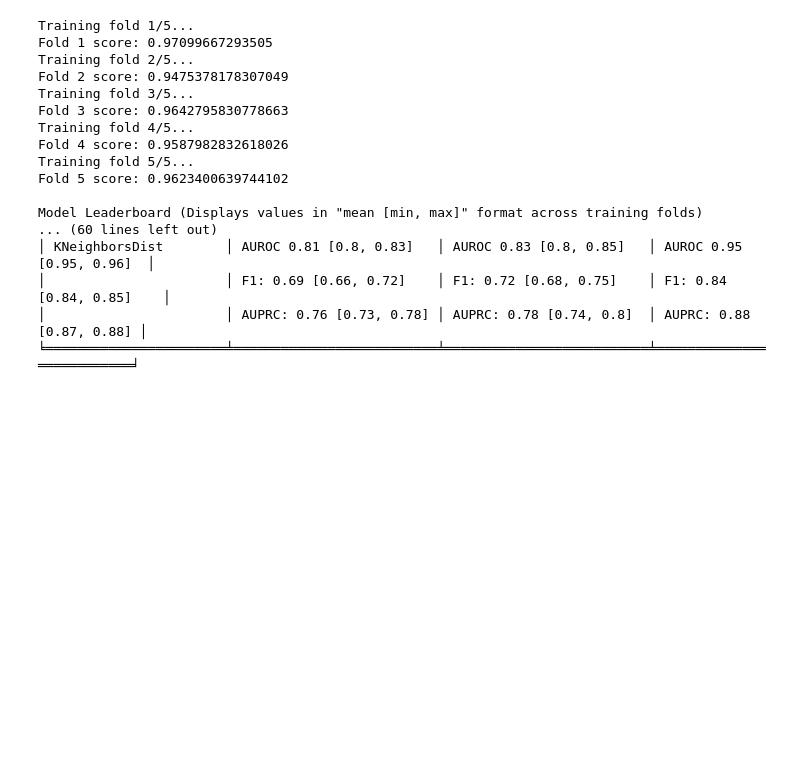
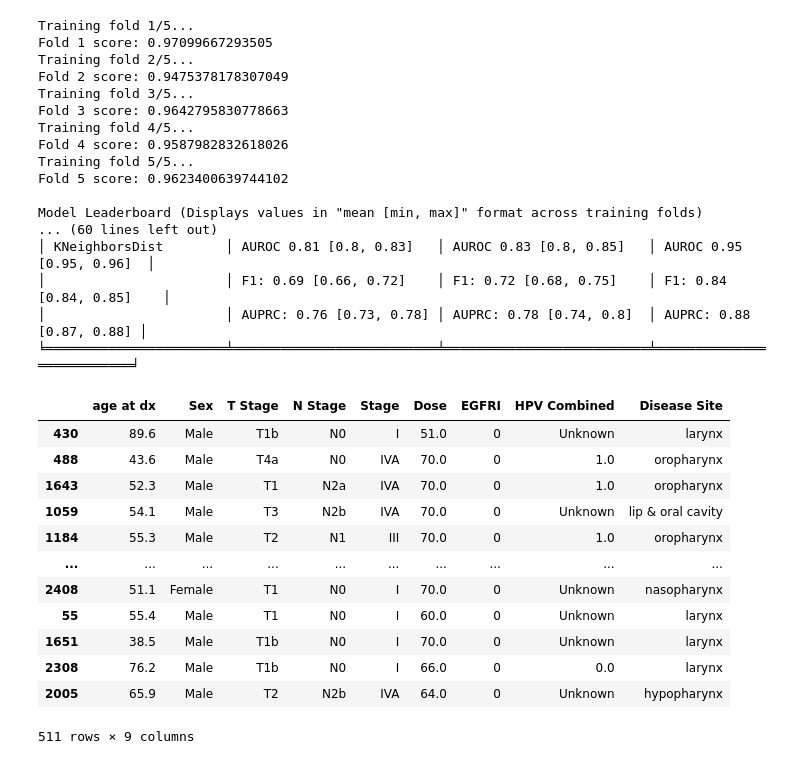
Before and after one commit to pmcdi/jarvais, a Jupyter notebook: docs/tutorials/classification.ipynb, the cells around one changed output. Cells and saved outputs as stored; diff of their text form; code cells hidden in the pictures; blank space fills up the shorter version.

```diff
--- a/docs/tutorials/classification.ipynb
+++ b/docs/tutorials/classification.ipynb
@@ -129,6 +129,22 @@ Model Leaderboard (Displays values in "mean [min, max]" format across training f
 │                       │ F1: 0.69 [0.66, 0.72]    │ F1: 0.72 [0.68, 0.75]    │ F1: 0.84 [0.84, 0.85]    │
 │                       │ AUPRC: 0.76 [0.73, 0.78] │ AUPRC: 0.78 [0.74, 0.8]  │ AUPRC: 0.88 [0.87, 0.88] │
 ╘═══════════════════════╧══════════════════════════╧══════════════════════════╧══════════════════════════╛
+# %%
+trainer.X_test
+# %% [output]
+|  | age at dx | Sex | T Stage | N Stage | Stage | Dose | EGFRI | HPV Combined | Disease Site |
+| 430 | 89.6 | Male | T1b | N0 | I | 51.0 | 0 | Unknown | larynx |
+| 488 | 43.6 | Male | T4a | N0 | IVA | 70.0 | 0 | 1.0 | oropharynx |
+| 1643 | 52.3 | Male | T1 | N2a | IVA | 70.0 | 0 | 1.0 | oropharynx |
+| 1059 | 54.1 | Male | T3 | N2b | IVA | 70.0 | 0 | Unknown | lip & oral cavity |
+| 1184 | 55.3 | Male | T2 | N1 | III | 70.0 | 0 | 1.0 | oropharynx |
+| ... | ... | ... | ... | ... | ... | ... | ... | ... | ... |
+| 2408 | 51.1 | Female | T1 | N0 | I | 70.0 | 0 | Unknown | nasopharynx |
+| 55 | 55.4 | Male | T1 | N0 | I | 60.0 | 0 | Unknown | larynx |
+| 1651 | 38.5 | Male | T1b | N0 | I | 70.0 | 0 | Unknown | larynx |
+| 2308 | 76.2 | Male | T1b | N0 | I | 66.0 | 0 | 0.0 | larynx |
+| 2005 | 65.9 | Male | T2 | N2b | IVA | 64.0 | 0 | Unknown | hypopharynx |
+511 rows × 9 columns
 # %%
 from jarvais.explainer import Explainer
 
```
Also changed, not shown: parts of 4 cells of this notebook, 1 other file.
